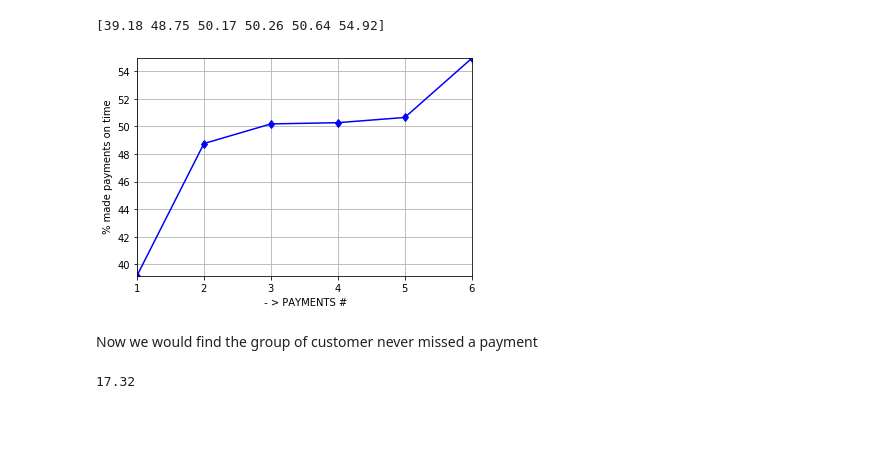
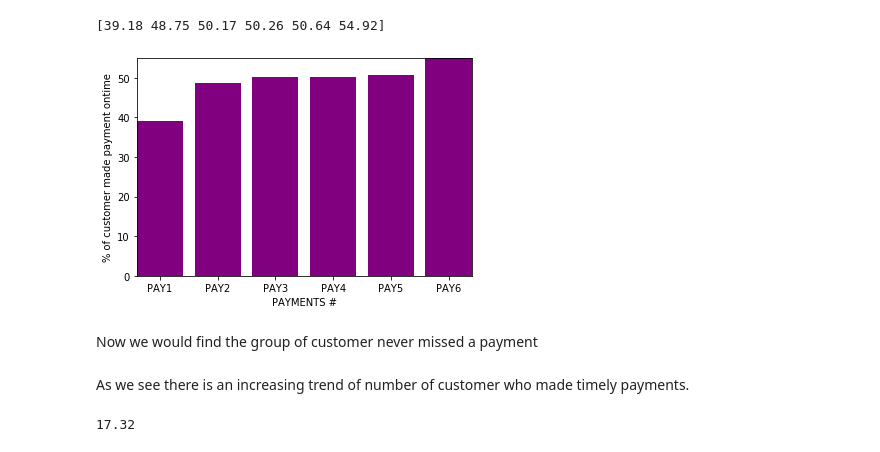
Before and after one commit to dsGitHubRepository/default-of-credit-card-clients, a Jupyter notebook: Unit-7-2-CapProj-Apply-Data-Storytelling.ipynb, the cells around one changed output. Cells and saved outputs as stored; diff of their text form; code cells hidden in the pictures; blank space fills up the shorter version.

Commit message:
plot added to 7-2

```diff
--- a/Unit-7-2-CapProj-Apply-Data-Storytelling.ipynb
+++ b/Unit-7-2-CapProj-Apply-Data-Storytelling.ipynb
@@ -102,16 +102,18 @@ print(np.round(creditable_customer, 2))
 # %% [output]
 [39.18 48.75 50.17 50.26 50.64 54.92]
 # %%
-plt.plot(np.arange(1, len(creditable_customer)+1, 1), creditable_customer, marker='d', linestyle='-', color='blue')
-plt.grid()
+plt.bar(np.arange(1, len(creditable_customer)+1, 1), creditable_customer, color='purple')
 plt.autoscale(enable=True, tight=True)
-plt.xlabel(' - > PAYMENTS #')
-plt.ylabel(' % made payments on time')
+plt.xlabel('PAYMENTS #')
+plt.xticks([1,2,3,4,5,6],('PAY1','PAY2','PAY3','PAY4','PAY5','PAY6'))
+plt.ylabel('% of customer made payment ontime')
 plt.show()
 # %% [output]
-[figure, old version]
+[figure, new version]
 # %% [markdown]
 Now we would find the group of customer never missed a payment
+# %% [markdown]
+As we see there is an increasing trend of number of customer who made timely payments.
 # %%
 def binary_classification(df_PAY, instance) :
     for idx in range(6,12):
```
Also changed, not shown: parts of 1 cell of this notebook, 1 other file.
